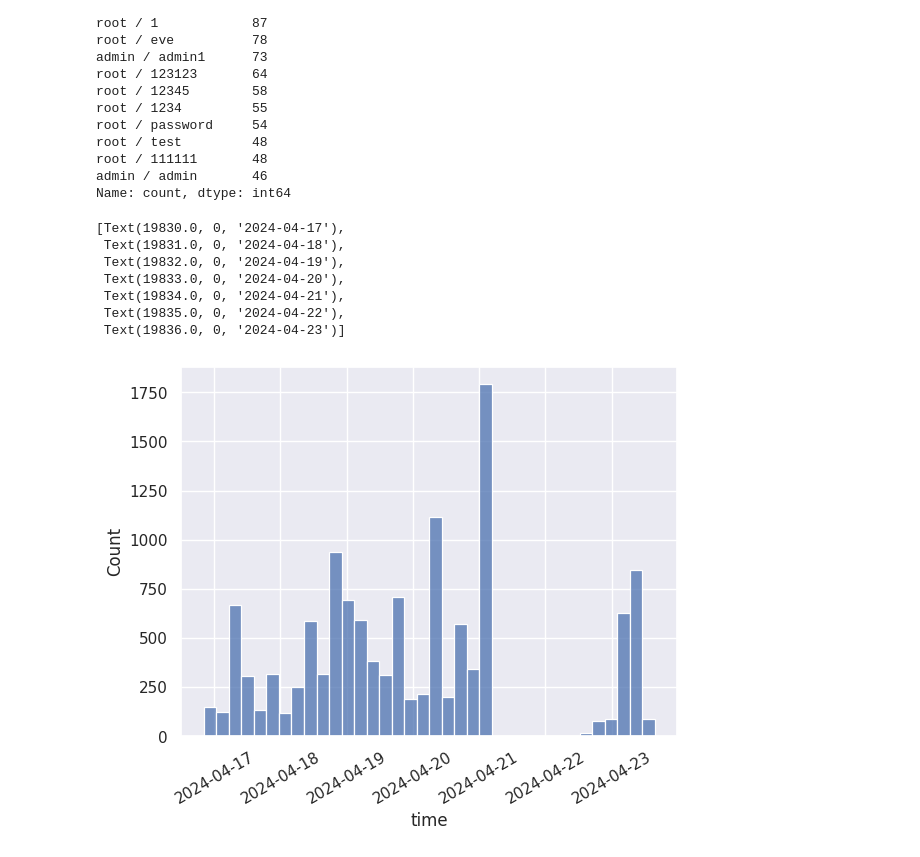
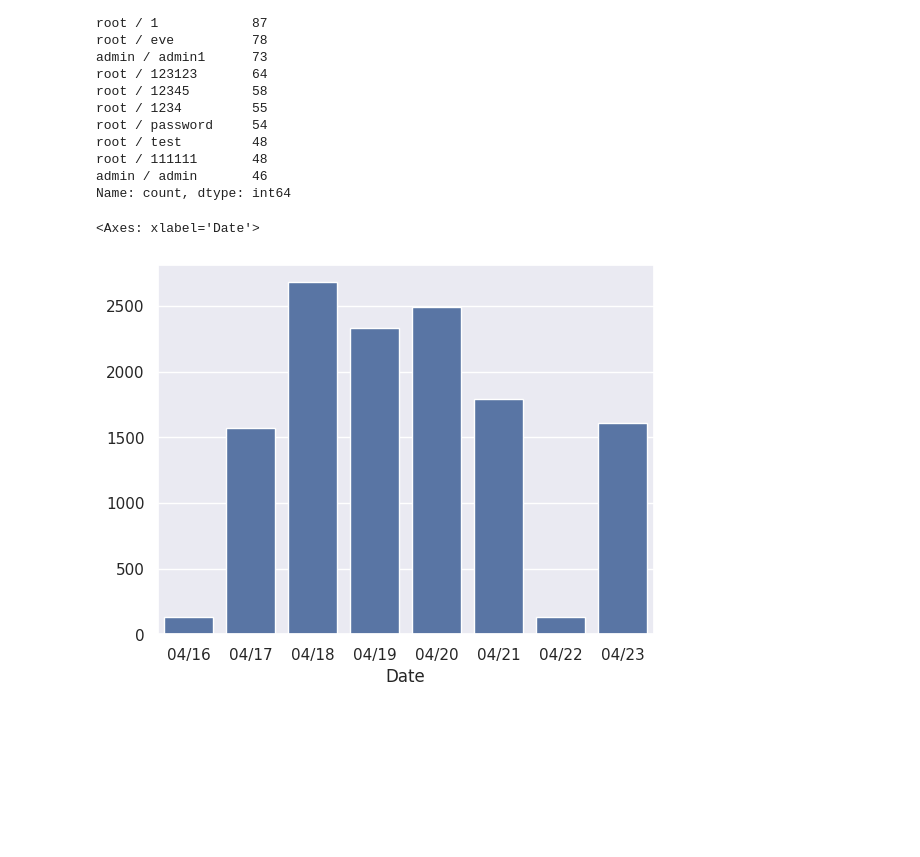
Before and after one commit to ysthakur/hacs202-ssh-hp, a Jupyter notebook: imhungry.ipynb, the cells around one changed output. Saved outputs shown, nothing was run; the diff lists cells and outputs as text; code cells hidden in the pictures; blank space fills up the shorter version.

```diff
--- a/imhungry.ipynb
+++ b/imhungry.ipynb
@@ -54,15 +55,17 @@ logins
 login_attempts = pd.read_csv(
     "data/login_attempts.txt",
     sep=";",
-    names=["time", "ip", "method", "name", "password"],
-    dtype={ "name": "str", "password": "str" },
-    parse_dates=["time"],
+    names=["Time", "IP", "method", "Name", "Password"],
+    dtype={ "Name": "str", "Password": "str" },
+    parse_dates=["Time"],
     # MITM doesn't wrap passwords with semicolons in them in quotes
     on_bad_lines=lambda lines: (
         lines[:-2] + [";".join(lines[-2:])] if len(lines) == 6 else lines
     ),
     engine="python",
 )
+logins = logins[logins["IP"] != yash_ip]
 login_attempts.drop("method", axis=1, inplace=True)
+login_attempts["Date"] = login_attempts["Time"].map(lambda dt: dt.strftime("%m/%d"))
 login_attempts
 # %% [output]
@@ -160,14 +163,8 @@ admin / admin       46
 Name: count, dtype: int64
 # %%
 # Number of login attempts (not uniqued by IP)
-g = sns.histplot(data=login_attempts, x="time")
-g.set_xticklabels(g.get_xticklabels(), rotation=30)
+by_day = login_attempts.groupby("Date").apply(lambda df: df["IP"].count(), include_groups=False)
+sns.barplot(data=by_day)
 # %% [output]
-[Text(19830.0, 0, '2024-04-17'),
- Text(19831.0, 0, '2024-04-18'),
- Text(19832.0, 0, '2024-04-19'),
- Text(19833.0, 0, '2024-04-20'),
- Text(19834.0, 0, '2024-04-21'),
- Text(19835.0, 0, '2024-04-22'),
- Text(19836.0, 0, '2024-04-23')]
+<Axes: xlabel='Date'>
-[figure, old version]
+[figure, new version]
```
Also changed, not shown: parts of 10 cells of this notebook.
